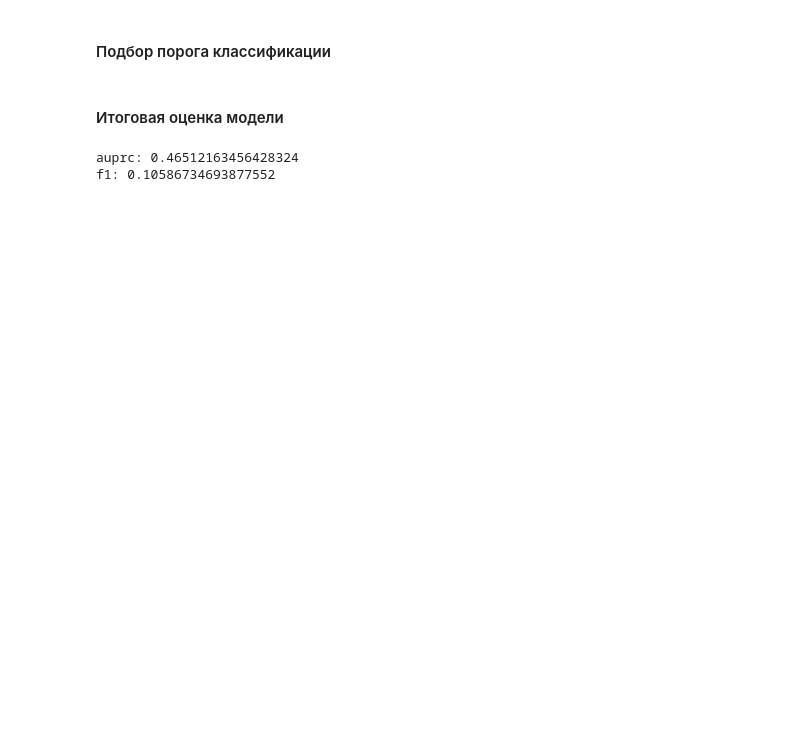
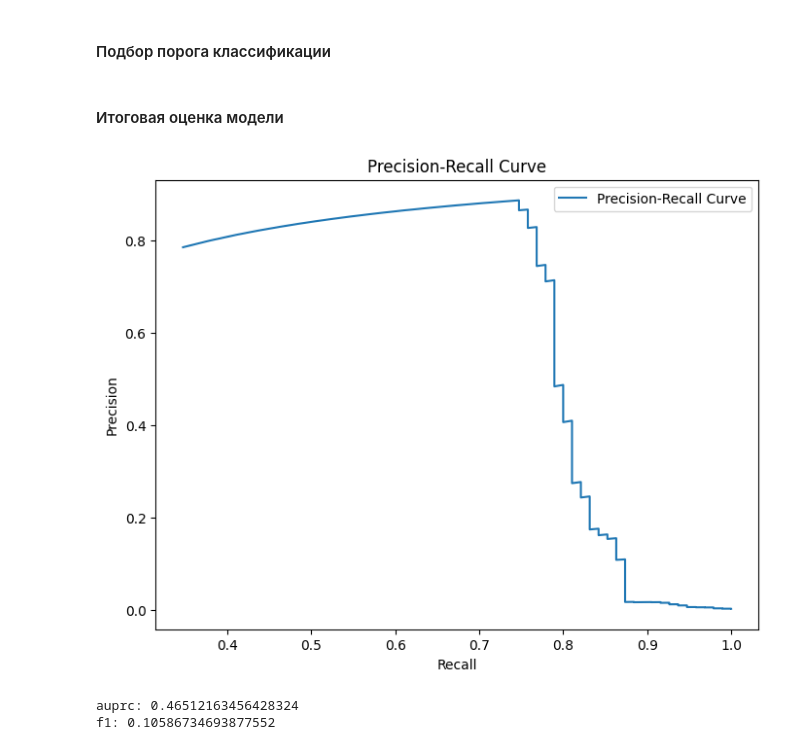
Before and after one commit to skytecat/FraudDetection, a Jupyter notebook: FraudDetection.ipynb, the cells around one changed output. Drawn from its saved outputs; the diff is of its cells as text; code cells hidden in the pictures; blank space fills up the shorter version.

```diff
--- a/FraudDetection.ipynb
+++ b/FraudDetection.ipynb
@@ -634,16 +684,16 @@ rand_over = LogisticRegression(max_iter=1000)
 #### Первичная оценка модели
 Вычисление метрик на тренировочных данных с использованием кросс-валидации
 # %%
-print('Score for train data: ')
+# print('Score for train data: ')
 
-f1 = cross_val_score(rand_over, X_over, y_over, cv=5, scoring='f1')
-print(f'\nf1: {f1.mean()}')
+# f1 = cross_val_score(rand_over, X_over, y_over, cv=5, scoring='f1')
+# print(f'\nf1: {f1.mean()}')
 
-recall = cross_val_score(rand_over, X_over, y_over, cv=5, scoring='recall')
-print(f'recall: {recall.mean()}')
+# recall = cross_val_score(rand_over, X_over, y_over, cv=5, scoring='recall')
+# print(f'recall: {recall.mean()}')
 
-precision = cross_val_score(rand_over, X_over, y_over, cv=5, scoring='precision')
-print(f'precision: {precision.mean()}')
+# precision = cross_val_score(rand_over, X_over, y_over, cv=5, scoring='precision')
+# print(f'precision: {precision.mean()}')
 # %% [output]
 score for train data:
 f1: 0.9521141515661465
@@ -689,15 +785,15 @@ GridSearchCV(cv=5, estimator=LogisticRegression(random_state=42), n_jobs=-1,
 # %% [markdown]
 #### Подбор порога классификации
 # %%
-# Получение вероятностей с помощью кросс-валидации
-y_train_proba = cross_val_predict(grid_search, X_over, y_over, method='predict_proba', cv=5)[:, 1]
+# # Получение вероятностей с помощью кросс-валидации
+# y_train_proba = cross_val_predict(grid_search, X_over, y_over, method='predict_proba', cv=5)[:, 1]
 
-# Подбор порога
-precision, recall, thresholds = precision_recall_curve(y_over, y_train_proba)
-f1_scores = 2 * (precision[:-1] * recall[:-1]) / (precision[:-1] + recall[:-1])
-optimal_threshold = thresholds[np.argmax(f1_scores)]
+# # Подбор порога
+# precision, recall, thresholds = precision_recall_curve(y_over, y_train_proba)
+# f1_scores = 2 * (precision[:-1] * recall[:-1]) / (precision[:-1] + recall[:-1])
+# optimal_threshold = thresholds[np.argmax(f1_scores)]
 
-print("Optimal threshold:", optimal_threshold)
+# print("Optimal threshold:", optimal_threshold)
 # %% [markdown]
 #### Итоговая оценка модели
 # %%
@@ -717,9 +813,11 @@ print("AUPRC:", auprc)
 # %%
 plt.figure(figsize=(8, 6))
-plt.plot(recall2[:-1], precision2[:-1], label="Precision-Recall Curve")
+plt.plot(recall[:-1], precision[:-1], label="Precision-Recall Curve")
 plt.xlabel("Recall")
 plt.ylabel("Precision")
 plt.title("Precision-Recall Curve")
 plt.legend()
 plt.show()
+# %% [output]
+[figure, added]
 # %%
```
Also changed, not shown: parts of 29 cells of this notebook.
